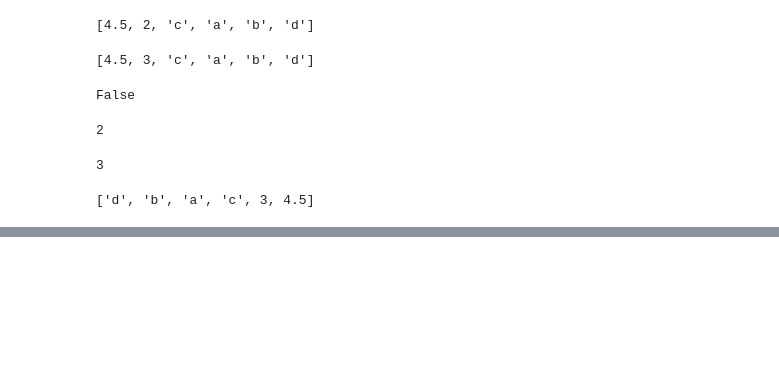
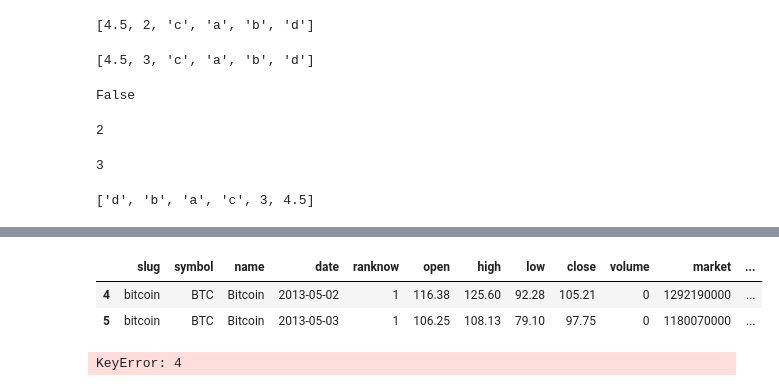
Before and after one commit to JustinNoel1/ML-Course, a Jupyter notebook: exercise-sessions/Session-10/Session-10.ipynb, the cells around one changed output, grey strips where cells are left out. Cells and saved outputs as stored; diff of their text form; code cells hidden in the pictures; blank space fills up the shorter version.

```diff
--- a/exercise-sessions/Session-10/Session-10.ipynb
+++ b/exercise-sessions/Session-10/Session-10.ipynb
@@ -148,0 +484,10 @@ z
+# %%
+small_df[4:6]
+# %% [output]
+|  | slug | symbol | name | date | ranknow | open | high | low | close | volume | market | ... |
+| 4 | bitcoin | BTC | Bitcoin | 2013-05-02 | 1 | 116.38 | 125.60 | 92.28 | 105.21 | 0 | 1292190000 | ... |
+| 5 | bitcoin | BTC | Bitcoin | 2013-05-03 | 1 | 106.25 | 108.13 | 79.10 | 97.75 | 0 | 1180070000 | ... |
+# %%
+small_df[4] # fails
+# %% [output]
+KeyError: 4
```
Also changed, not shown: parts of 87 cells of this notebook, 1 other file.
